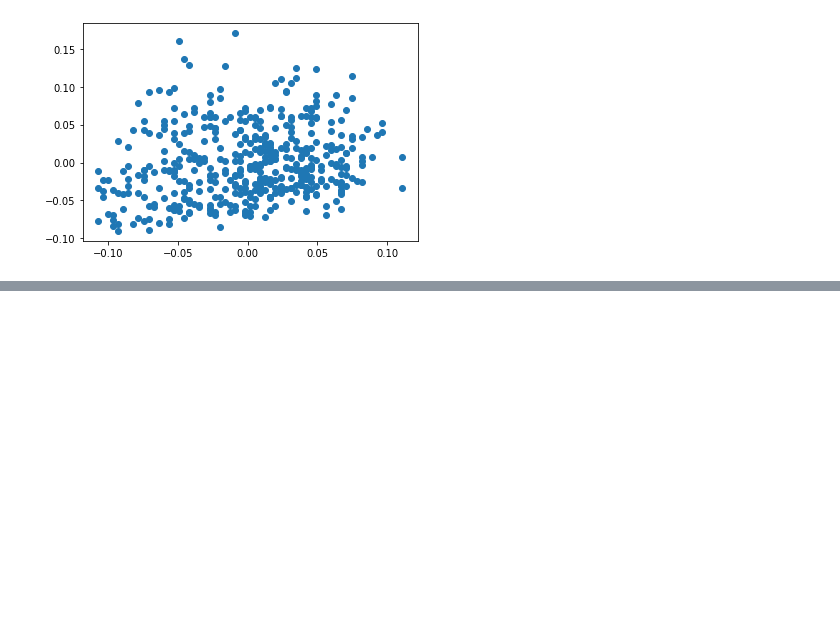
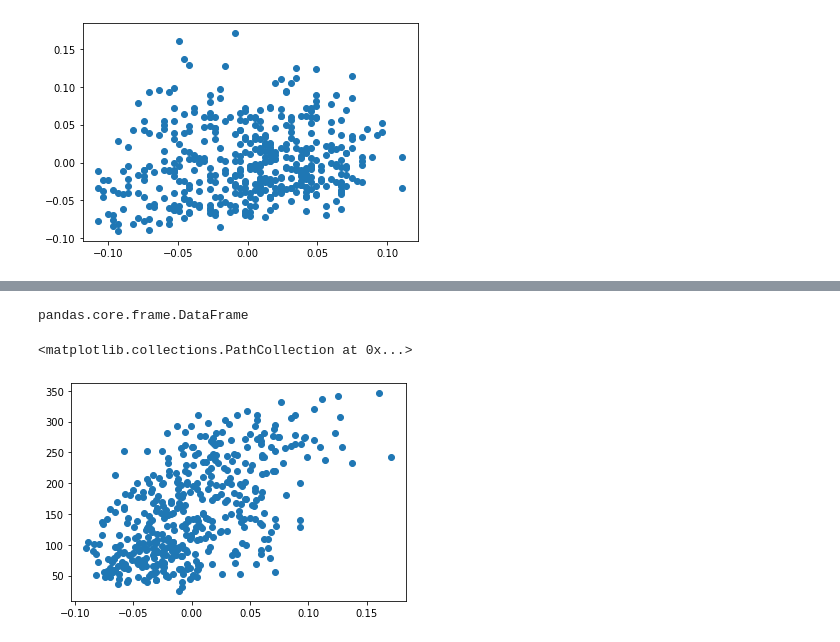
Before and after one commit to amoroma-bb/NeuralNine, a Jupyter notebook: linear_regression.ipynb, the cells around one changed output, grey strips where cells are left out. Cells and saved outputs as stored; diff of their text form; code cells hidden in the pictures; blank space fills up the shorter version.

```diff
--- a/linear_regression.ipynb
+++ b/linear_regression.ipynb
@@ -39,0 +125,3 @@ def loss_function(m, b, data):
+# %%
+diabetes_y = pd.DataFrame(diabetes_y)
+diabetes_y
@@ -40,3 +162,13 @@ def loss_function(m, b, data):
+# %%
+data.columns = ['a', 'b']
+type(data)
+# %% [output]
+pandas.core.frame.DataFrame
+# %%
+plt.scatter(data.a,data.b)
+# %% [output]
+<matplotlib.collections.PathCollection at 0x...>
+[figure, added]
 # %%
 def gradient_descent(m_now, b_now, data, L):
     m_gradient = 0
```
Also changed, not shown: parts of 13 cells of this notebook.
